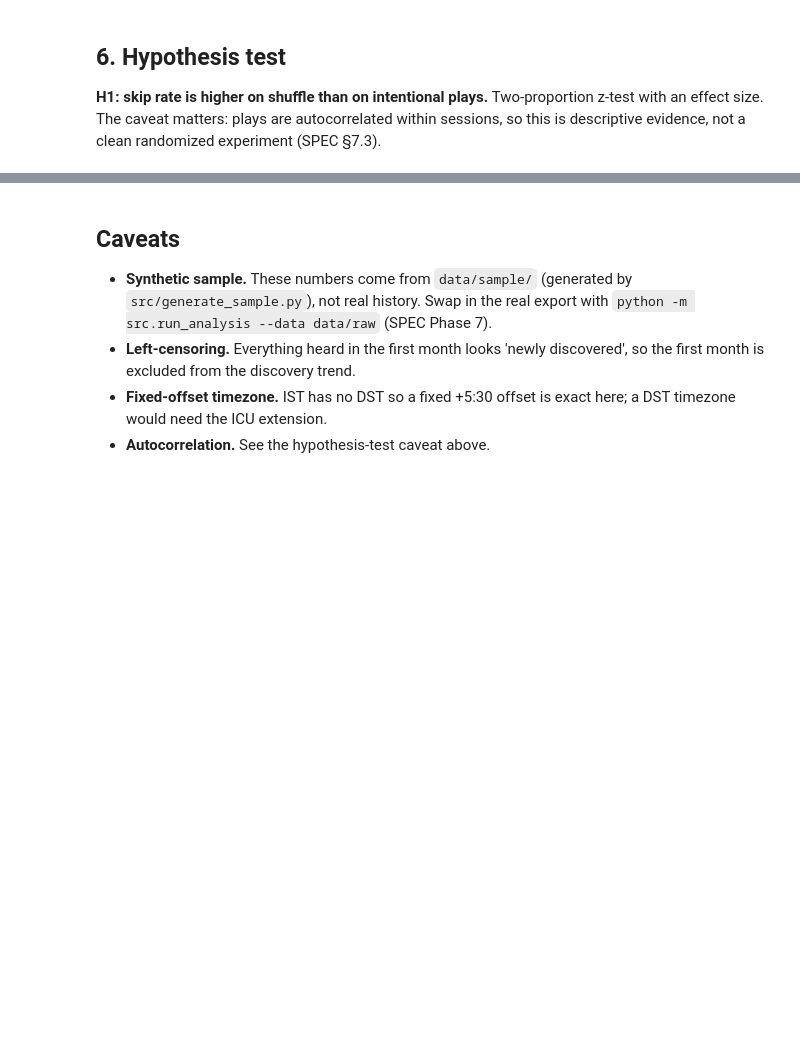
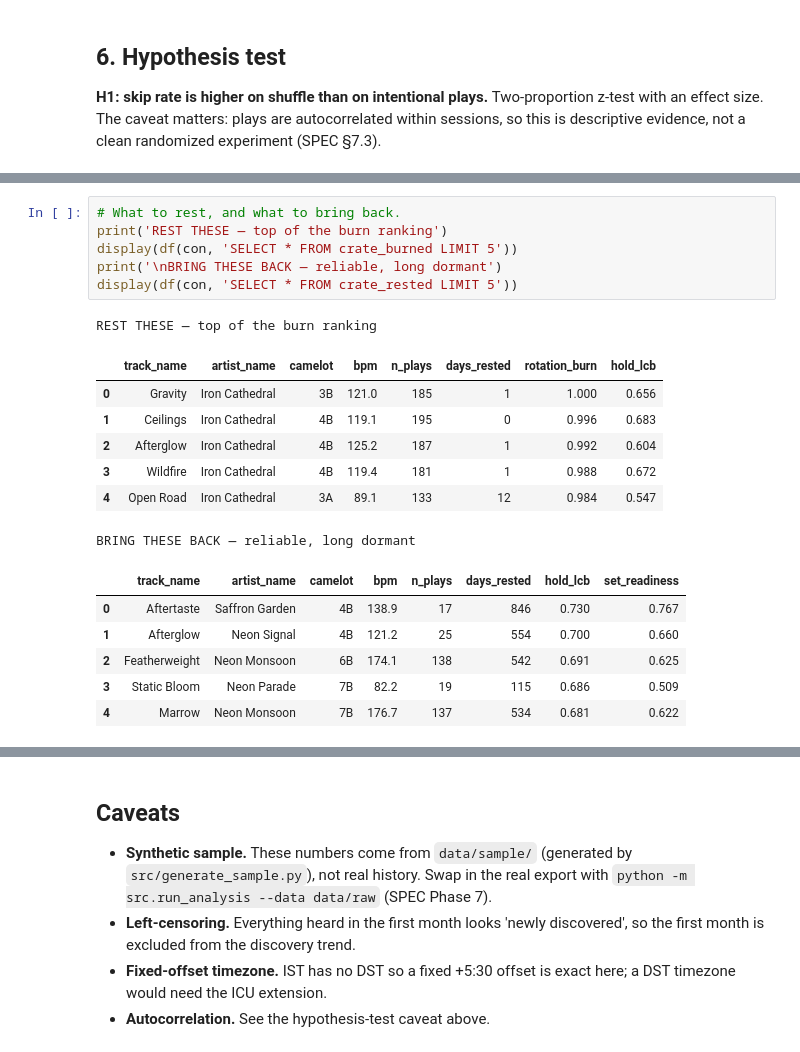
Before and after one commit to yougijain/spotify-listening-analysis, a Jupyter notebook: notebooks/analysis.ipynb, the cells around one changed output, grey strips where cells are left out. Saved outputs shown, nothing was run; the diff lists cells and outputs as text; blank space fills up the shorter version.

```diff
--- a/notebooks/analysis.ipynb
+++ b/notebooks/analysis.ipynb
@@ -169,0 +226,21 @@ for k, v in h.items():
+# %%
+# What to rest, and what to bring back.
+print('REST THESE — top of the burn ranking')
+display(df(con, 'SELECT * FROM crate_burned LIMIT 5'))
+print('\nBRING THESE BACK — reliable, long dormant')
+display(df(con, 'SELECT * FROM crate_rested LIMIT 5'))
+# %% [output]
+REST THESE — top of the burn ranking
+|  | track_name | artist_name | camelot | bpm | n_plays | days_rested | rotation_burn | hold_lcb |
+| 0 | Gravity | Iron Cathedral | 3B | 121.0 | 185 | 1 | 1.000 | 0.656 |
+| 1 | Ceilings | Iron Cathedral | 4B | 119.1 | 195 | 0 | 0.996 | 0.683 |
+| 2 | Afterglow | Iron Cathedral | 4B | 125.2 | 187 | 1 | 0.992 | 0.604 |
+| 3 | Wildfire | Iron Cathedral | 4B | 119.4 | 181 | 1 | 0.988 | 0.672 |
+| 4 | Open Road | Iron Cathedral | 3A | 89.1 | 133 | 12 | 0.984 | 0.547 |
+BRING THESE BACK — reliable, long dormant
+|  | track_name | artist_name | camelot | bpm | n_plays | days_rested | hold_lcb | set_readiness |
+| 0 | Aftertaste | Saffron Garden | 4B | 138.9 | 17 | 846 | 0.730 | 0.767 |
+| 1 | Afterglow | Neon Signal | 4B | 121.2 | 25 | 554 | 0.700 | 0.660 |
+| 2 | Featherweight | Neon Monsoon | 6B | 174.1 | 138 | 542 | 0.691 | 0.625 |
+| 3 | Static Bloom | Neon Parade | 7B | 82.2 | 19 | 115 | 0.686 | 0.509 |
+| 4 | Marrow | Neon Monsoon | 7B | 176.7 | 137 | 534 | 0.681 | 0.622 |
```
Also changed, not shown: parts of 35 cells of this notebook, 3 other files.
